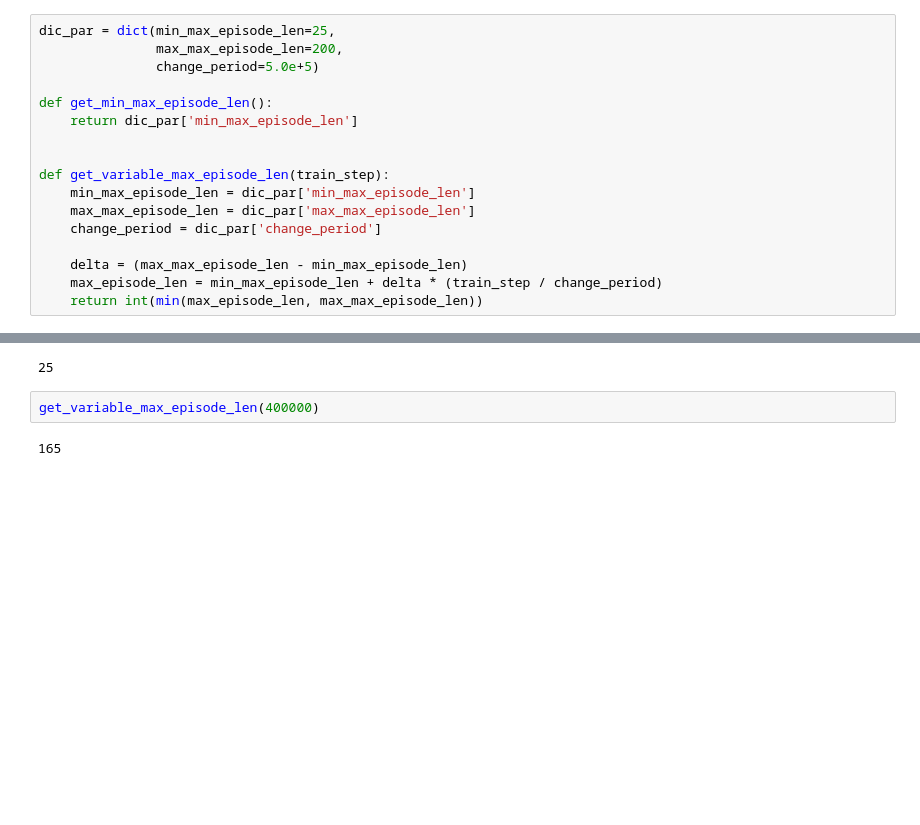
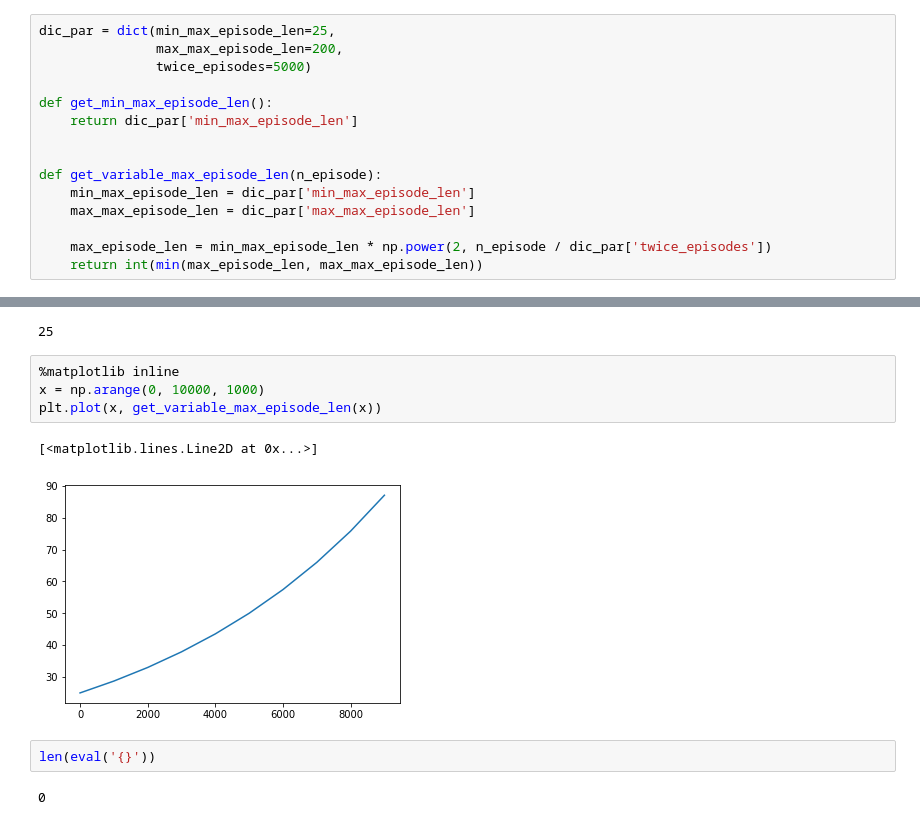
Before and after one commit to jkatsuta/exp-18-1q, a Jupyter notebook: maddpg/experiments/my_notes/ana2_exp2.ipynb, the cells around one changed output, grey strips where cells are left out. Saved outputs shown, nothing was run; the diff lists cells and outputs as text; blank space fills up the shorter version.

Commit message:
fix bug about variable max_epi_len

```diff
--- a/maddpg/experiments/my_notes/ana2_exp2.ipynb
+++ b/maddpg/experiments/my_notes/ana2_exp2.ipynb
@@ -133,25 +133,30 @@ epi = 40000
 # %%
 dic_par = dict(min_max_episode_len=25,
                max_max_episode_len=200,
-               change_period=5.0e+5)
+               twice_episodes=5000)
 
 def get_min_max_episode_len():
     return dic_par['min_max_episode_len']
 
 
-def get_variable_max_episode_len(train_step):
+def get_variable_max_episode_len(n_episode):
     min_max_episode_len = dic_par['min_max_episode_len']
     max_max_episode_len = dic_par['max_max_episode_len']
-    change_period = dic_par['change_period']
 
-    delta = (max_max_episode_len - min_max_episode_len)
-    max_episode_len = min_max_episode_len + delta * (train_step / change_period)
+    max_episode_len = min_max_episode_len * np.power(2, n_episode / dic_par['twice_episodes'])
     return int(min(max_episode_len, max_max_episode_len))
 # %%
 get_min_max_episode_len()
 # %% [output]
 25
-# %%
-get_variable_max_episode_len(400000)
-# %% [output]
-165
+# %%
+%matplotlib inline
+x = np.arange(0, 10000, 1000)
+plt.plot(x, get_variable_max_episode_len(x))
+# %% [output]
+[<matplotlib.lines.Line2D at 0x...>]
+[figure, added]
+# %%
+len(eval('{}'))
+# %% [output]
+0
```
Also changed, not shown: 4 other files.
